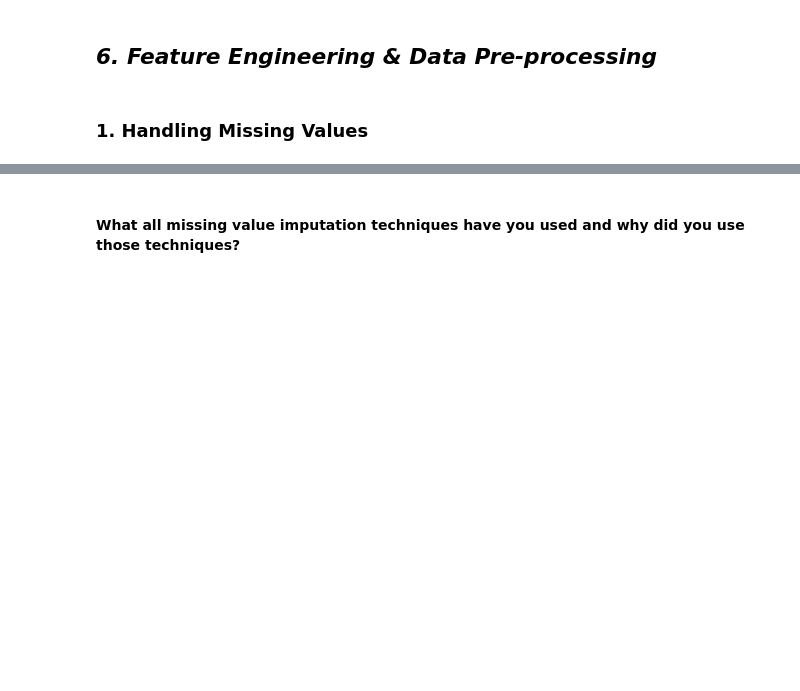
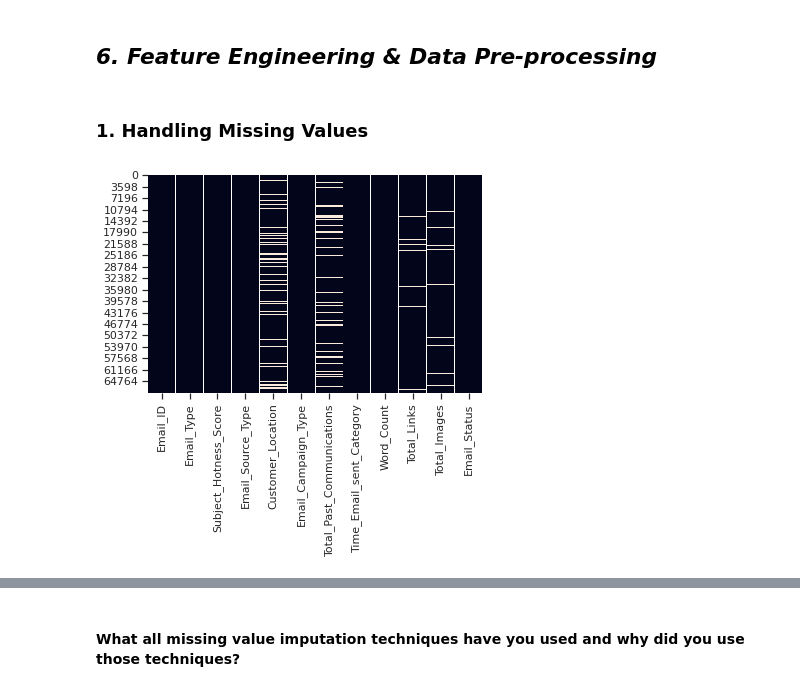
Before and after one commit to abhinav4201/Classification-Email-Campaign-Effectiveness-Prediction, a Jupyter notebook: Email_Campaign_Effectiveness_Prediction_capstone_3.ipynb, the cells around one changed output, grey strips where cells are left out. Cells and saved outputs as stored; diff of their text form; code cells hidden in the pictures; blank space fills up the shorter version.

```diff
--- a/Email_Campaign_Effectiveness_Prediction_capstone_3.ipynb
+++ b/Email_Campaign_Effectiveness_Prediction_capstone_3.ipynb
@@ -1323,3 +1324,8 @@ This test is used to determine if there are significant differences between the
 ### 1. Handling Missing Values
 # %%
 # Handling Missing Values & Missing Value Imputation
+# Visualizing the missing values
+# Checking Null Value by plotting Heatmap
+sns.heatmap(df.isnull(), cbar=False);
+# %% [output]
+[figure, added]
```
Also changed, not shown: parts of 26 cells of this notebook.
